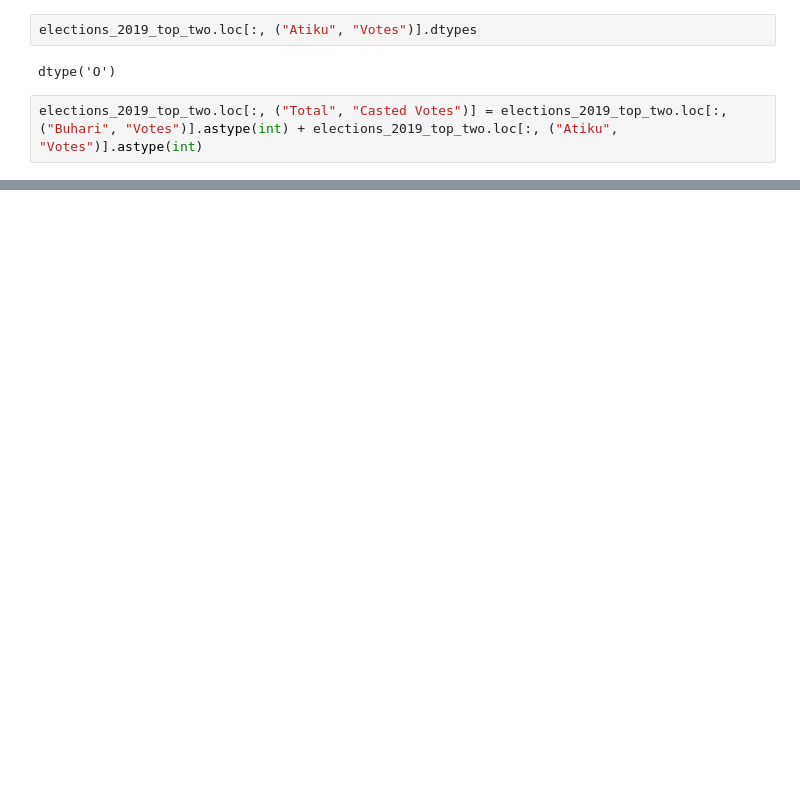
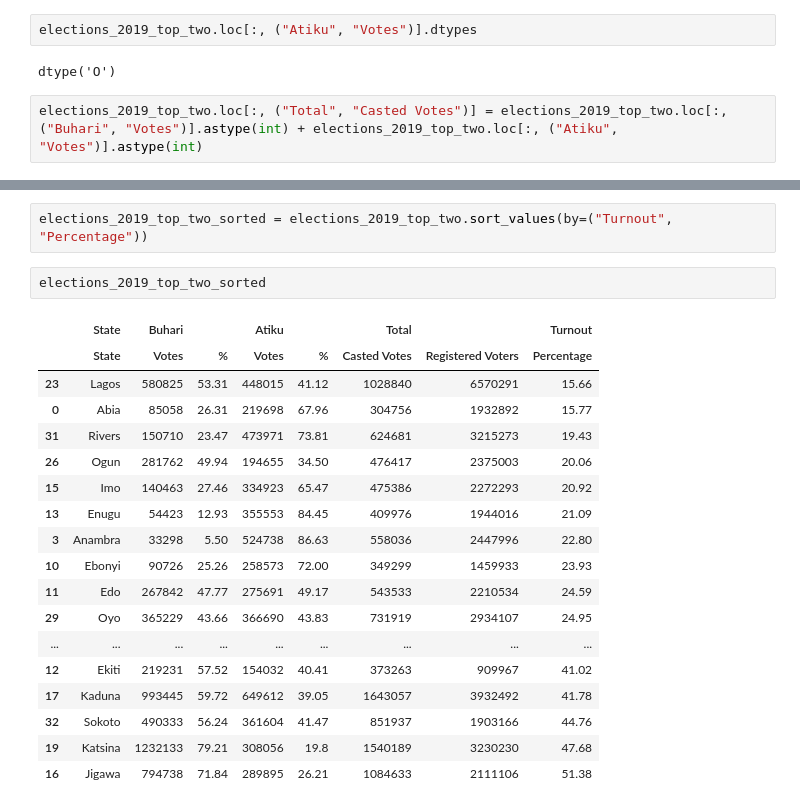
Before and after one commit to laresamdeola/Nigeria-2023-Presidential-Elections-Data-Analysis, a Jupyter notebook: Nigeria_2023_Presidential_Elections_Data_Analysis.ipynb, the cells around one changed output, grey strips where cells are left out. Saved outputs shown, nothing was run; the diff lists cells and outputs as text; blank space fills up the shorter version.

```diff
--- a/Nigeria_2023_Presidential_Elections_Data_Analysis.ipynb
+++ b/Nigeria_2023_Presidential_Elections_Data_Analysis.ipynb
@@ -995,0 +1094,23 @@ elections_2019_top_two.head()
+# %%
+elections_2019_top_two_sorted = elections_2019_top_two.sort_values(by=("Turnout", "Percentage"))
+# %%
+elections_2019_top_two_sorted
+# %% [output]
+|  | State | Buhari |  | Atiku |  | Total |  | Turnout |
+|  | State | Votes | % | Votes | % | Casted Votes | Registered Voters | Percentage |
+| 23 | Lagos | 580825 | 53.31 | 448015 | 41.12 | 1028840 | 6570291 | 15.66 |
+| 0 | Abia | 85058 | 26.31 | 219698 | 67.96 | 304756 | 1932892 | 15.77 |
+| 31 | Rivers | 150710 | 23.47 | 473971 | 73.81 | 624681 | 3215273 | 19.43 |
+| 26 | Ogun | 281762 | 49.94 | 194655 | 34.50 | 476417 | 2375003 | 20.06 |
+| 15 | Imo | 140463 | 27.46 | 334923 | 65.47 | 475386 | 2272293 | 20.92 |
+| 13 | Enugu | 54423 | 12.93 | 355553 | 84.45 | 409976 | 1944016 | 21.09 |
+| 3 | Anambra | 33298 | 5.50 | 524738 | 86.63 | 558036 | 2447996 | 22.80 |
+| 10 | Ebonyi | 90726 | 25.26 | 258573 | 72.00 | 349299 | 1459933 | 23.93 |
+| 11 | Edo | 267842 | 47.77 | 275691 | 49.17 | 543533 | 2210534 | 24.59 |
+| 29 | Oyo | 365229 | 43.66 | 366690 | 43.83 | 731919 | 2934107 | 24.95 |
+| ... | ... | ... | ... | ... | ... | ... | ... | ... |
+| 12 | Ekiti | 219231 | 57.52 | 154032 | 40.41 | 373263 | 909967 | 41.02 |
+| 17 | Kaduna | 993445 | 59.72 | 649612 | 39.05 | 1643057 | 3932492 | 41.78 |
+| 32 | Sokoto | 490333 | 56.24 | 361604 | 41.47 | 851937 | 1903166 | 44.76 |
+| 19 | Katsina | 1232133 | 79.21 | 308056 | 19.8 | 1540189 | 3230230 | 47.68 |
+| 16 | Jigawa | 794738 | 71.84 | 289895 | 26.21 | 1084633 | 2111106 | 51.38 |
```
Also changed, not shown: parts of 16 cells of this notebook.
